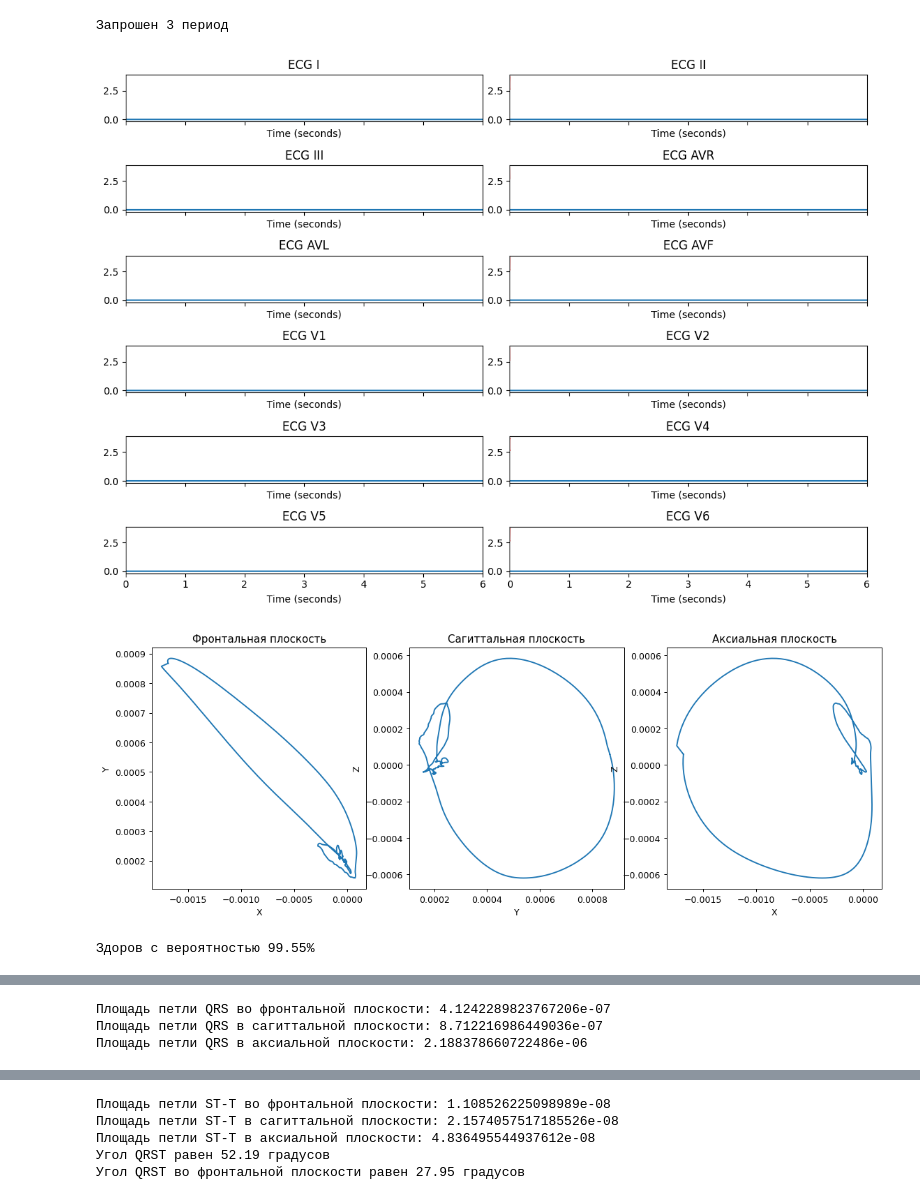
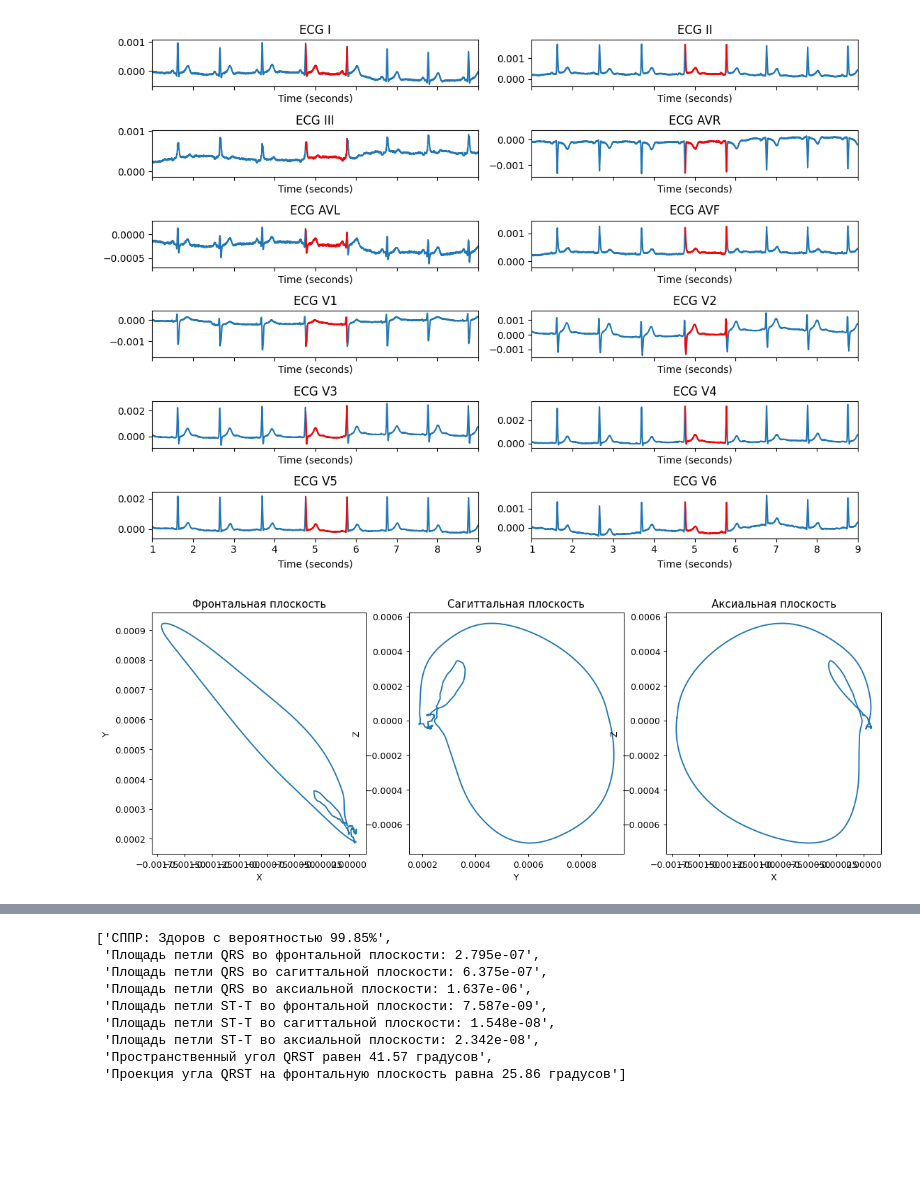
Before and after one commit to Koldim2001/get_VECG_GUI, a Jupyter notebook: test.ipynb, the cells around one changed output, grey strips where cells are left out. Saved outputs shown, nothing was run; the diff lists cells and outputs as text; code cells hidden in the pictures; blank space fills up the shorter version.

```diff
--- a/test.ipynb
+++ b/test.ipynb
@@ -3,22 +3,20 @@ from functions import *
 # %%
 input_data = {}
 input_data["data_edf"] = 'Data_VECG/ECG_1.edf'
-input_data["n_term_start"] = 3
+input_data["n_term_start"] = 5
 input_data["n_term_finish"] = None
-input_data["filt"] = True
+input_data["filt"] = False
 input_data["f_sreza"] = 0.7
 input_data["f_sampling"] = 2000
 input_data["show_ecg"] = True
 input_data["plot_3d"] = True
 input_data["qrs_loop_area"] = True
 input_data["t_loop_area"] = True
 input_data["count_qrst_angle"] = True
 input_data["mean_filter"] = True
 input_data["predict"] = True
 input_data["plot_projections"] = True
-get_VECG(input_data)
+res = get_VECG(input_data)
 # %% [output]
-Запрошен 3 период
-[figure, old version]
+[figure, new version]
-[figure, old version]
+[figure, new version]
-Здоров с вероятностью 99.55%
@@ -26,3 +22,0 @@ get_VECG(input_data)
-Площадь петли QRS во фронтальной плоскости: 4.1242289823767206e-07
-Площадь петли QRS в сагиттальной плоскости: 8.712216986449036e-07
-Площадь петли QRS в аксиальной плоскости: 2.188378660722486e-06
@@ -30,5 +22,0 @@ get_VECG(input_data)
-Площадь петли ST-T во фронтальной плоскости: 1.108526225098989e-08
-Площадь петли ST-T в сагиттальной плоскости: 2.1574057517185526e-08
-Площадь петли ST-T в аксиальной плоскости: 4.836495544937612e-08
-Угол QRST равен 52.19 градусов
-Угол QRST во фронтальной плоскости равен 27.95 градусов
@@ -34,0 +49,12 @@ get_VECG(input_data)
+# %%
+message
+# %% [output]
+['СППР: Здоров с вероятностью 99.85%',
+ 'Площадь петли QRS во фронтальной плоскости: 2.795e-07',
+ 'Площадь петли QRS во сагиттальной плоскости: 6.375e-07',
+ 'Площадь петли QRS во аксиальной плоскости: 1.637e-06',
+ 'Площадь петли ST-T во фронтальной плоскости: 7.587e-09',
+ 'Площадь петли ST-T во сагиттальной плоскости: 1.548e-08',
+ 'Площадь петли ST-T во аксиальной плоскости: 2.342e-08',
+ 'Пространственный угол QRST равен 41.57 градусов',
+ 'Проекция угла QRST на фронтальную плоскость равна 25.86 градусов']
```
Also changed, not shown: parts of 2 cells of this notebook, 2 other files.
